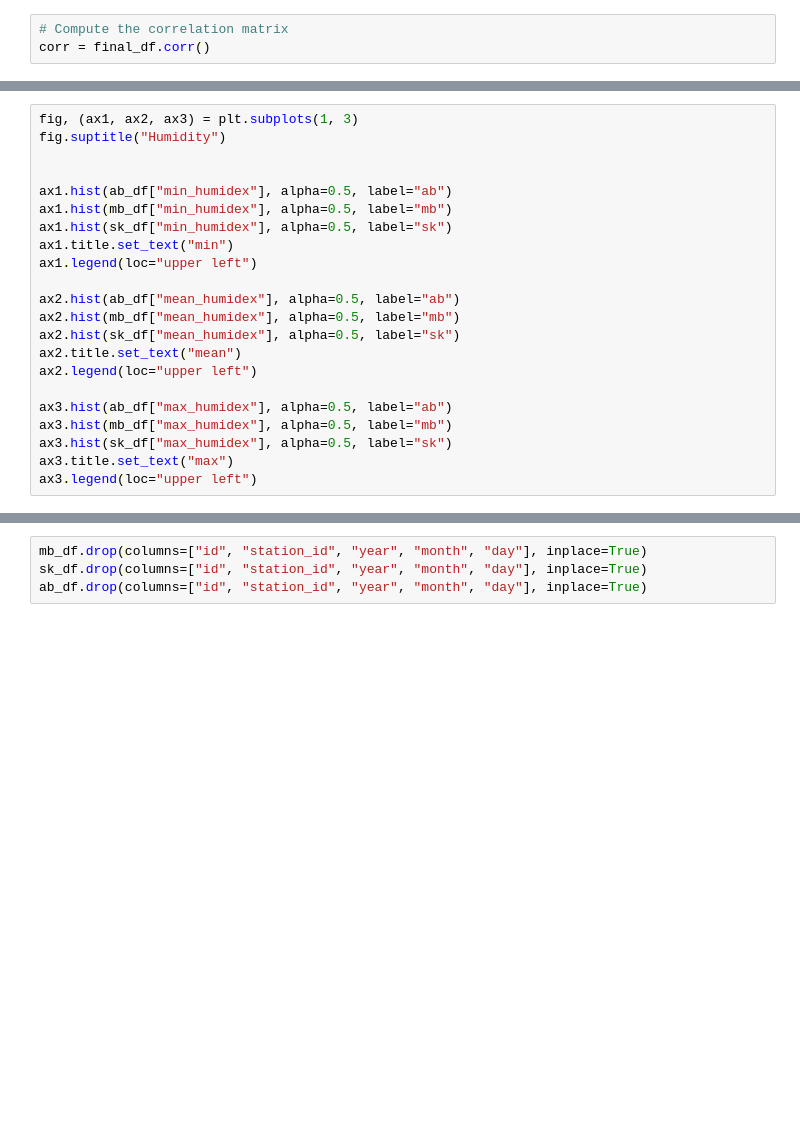
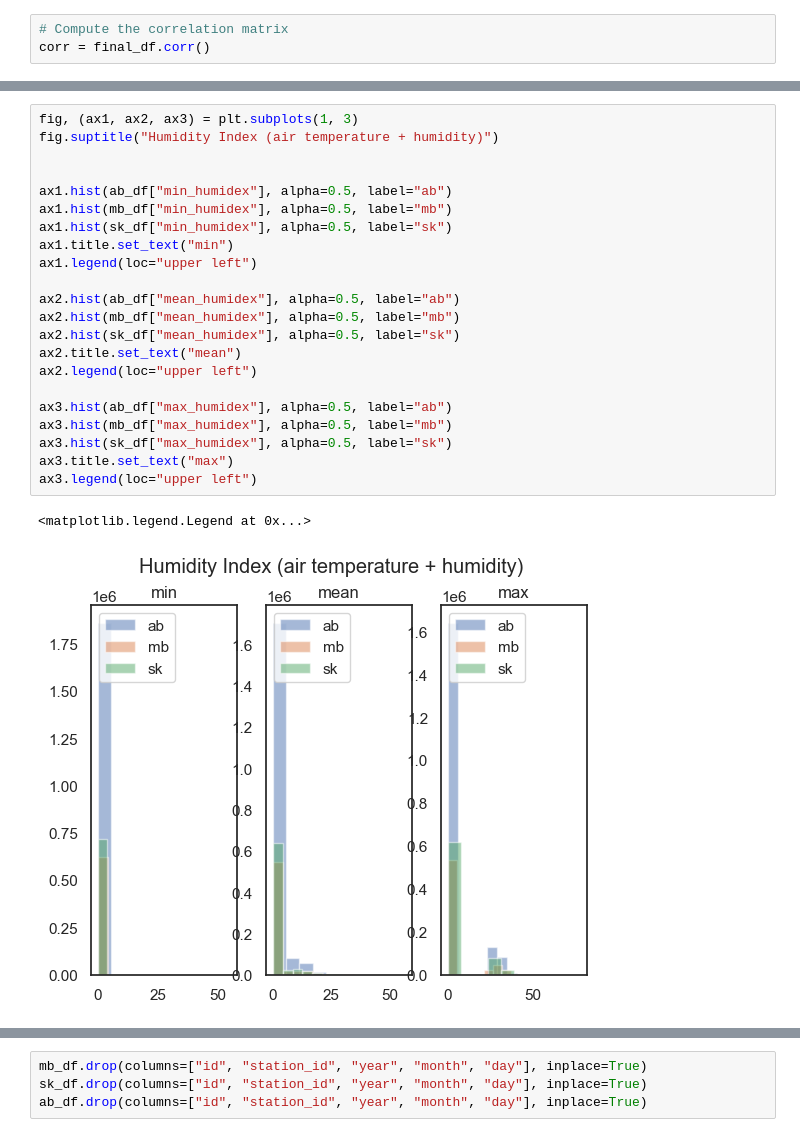
Before and after one commit to ChromaticPanic/CGC_Grain_Outcome_Predictions, a Jupyter notebook: src/WeatherStation/hlyDataVisualization.ipynb, the cells around one changed output, grey strips where cells are left out. Cells and saved outputs as stored; diff of their text form; blank space fills up the shorter version.

```diff
--- a/src/WeatherStation/hlyDataVisualization.ipynb
+++ b/src/WeatherStation/hlyDataVisualization.ipynb
@@ -146,25 +185,28 @@ ax3.legend(loc="upper left")
 # %%
 fig, (ax1, ax2, ax3) = plt.subplots(1, 3)
-fig.suptitle("Humidity")
+fig.suptitle("Humidity Index (air temperature + humidity)")
 
 
 ax1.hist(ab_df["min_humidex"], alpha=0.5, label="ab")
 ax1.hist(mb_df["min_humidex"], alpha=0.5, label="mb")
 ax1.hist(sk_df["min_humidex"], alpha=0.5, label="sk")
 ax1.title.set_text("min")
 ax1.legend(loc="upper left")
 
 ax2.hist(ab_df["mean_humidex"], alpha=0.5, label="ab")
 ax2.hist(mb_df["mean_humidex"], alpha=0.5, label="mb")
 ax2.hist(sk_df["mean_humidex"], alpha=0.5, label="sk")
 ax2.title.set_text("mean")
 ax2.legend(loc="upper left")
 
 ax3.hist(ab_df["max_humidex"], alpha=0.5, label="ab")
 ax3.hist(mb_df["max_humidex"], alpha=0.5, label="mb")
 ax3.hist(sk_df["max_humidex"], alpha=0.5, label="sk")
 ax3.title.set_text("max")
 ax3.legend(loc="upper left")
+# %% [output]
+<matplotlib.legend.Legend at 0x...>
+[figure, added]
 # %%
 plt.hist(ab_df["total_precip"], alpha=0.5, label="ab")
 plt.hist(mb_df["total_precip"], alpha=0.5, label="mb")
```
Also changed, not shown: parts of 12 cells of this notebook, 11 other files.
